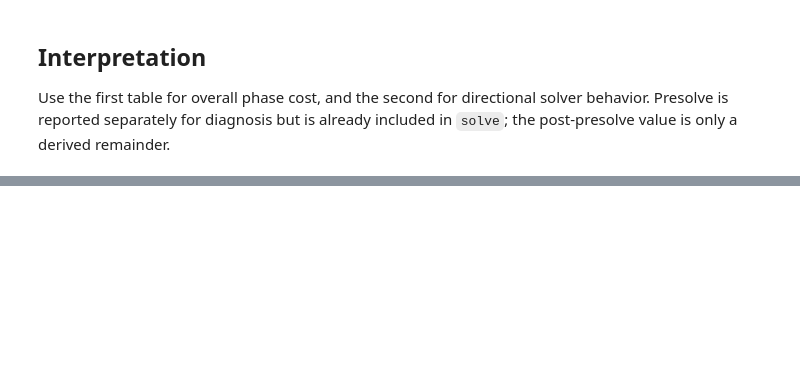
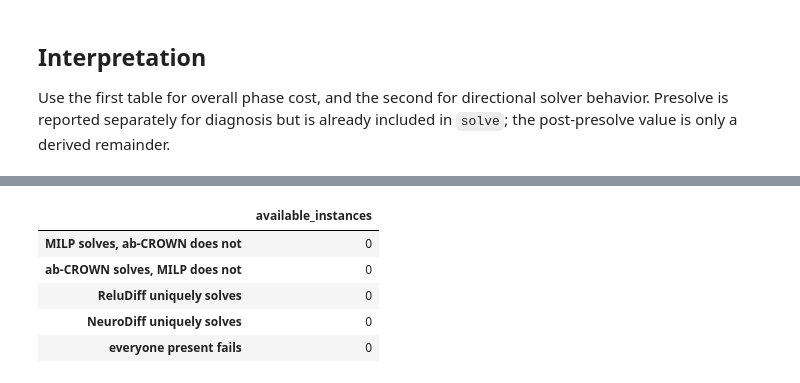
Before and after one commit to mbroughani81/relational-milp, a Jupyter notebook: evaluate_optimizations.ipynb, the cells around one changed output, grey strips where cells are left out. Saved outputs shown, nothing was run; the diff lists cells and outputs as text; code cells hidden in the pictures; blank space fills up the shorter version.

```diff
--- a/evaluate_optimizations.ipynb
+++ b/evaluate_optimizations.ipynb
@@ -355,0 +703,43 @@ Use the first table for overall phase cost, and the second for directional solve
+# %%
+PAIR_KEY = ['architecture', 'mode', 'pruning_rate', 'instance_id']
+outcome_matrix = (pruning.pivot_table(
+    index=PAIR_KEY, columns='method', values='outcome', aggfunc='first', observed=True)
+    .reindex(columns=METHOD_ORDER))
+solved_matrix = outcome_matrix.isin(['verified', 'falsified'])
+present_matrix = outcome_matrix.notna()
+
+def solved(method):
+    return solved_matrix[method].fillna(False)
+
+milp_columns = ['Relational-MILP', 'Relational-MILP + ab-CROWN bounds']
+milp_present = present_matrix[milp_columns].any(axis=1)
+milp_family = solved_matrix[milp_columns].any(axis=1)
+all_methods_present = present_matrix.all(axis=1)
+categories = {
+    'MILP solves, ab-CROWN does not': (milp_present & present_matrix['complete ab-CROWN']
+                                            & milp_family & ~solved('complete ab-CROWN')),
+    'ab-CROWN solves, MILP does not': (milp_present & present_matrix['complete ab-CROWN']
+                                            & solved('complete ab-CROWN') & ~milp_family),
+    'ReluDiff uniquely solves': (all_methods_present & solved('ReluDiff')
+                                  & ~solved_matrix.drop(columns='ReluDiff').any(axis=1)),
+    'NeuroDiff uniquely solves': (all_methods_present & solved('NeuroDiff')
+                                   & ~solved_matrix.drop(columns='NeuroDiff').any(axis=1)),
+    'everyone present fails': all_methods_present & ~solved_matrix.any(axis=1),
+}
+category_counts = pd.Series({name: int(mask.sum()) for name, mask in categories.items()},
+                            name='available_instances').to_frame()
+samples = []
+for category, mask in categories.items():
+    chosen = outcome_matrix.loc[mask].sort_index().head(10).reset_index()
+    chosen.insert(0, 'category', category)
+    samples.append(chosen)
+disagreement_samples = pd.concat(samples, ignore_index=True) if samples else pd.DataFrame()
+display(category_counts)
+disagreement_samples
+# %% [output]
+|  | available_instances |
+| MILP solves, ab-CROWN does not | 0 |
+| ab-CROWN solves, MILP does not | 0 |
+| ReluDiff uniquely solves | 0 |
+| NeuroDiff uniquely solves | 0 |
+| everyone present fails | 0 |
```
Also changed, not shown: parts of 19 cells of this notebook, 8 other files.
